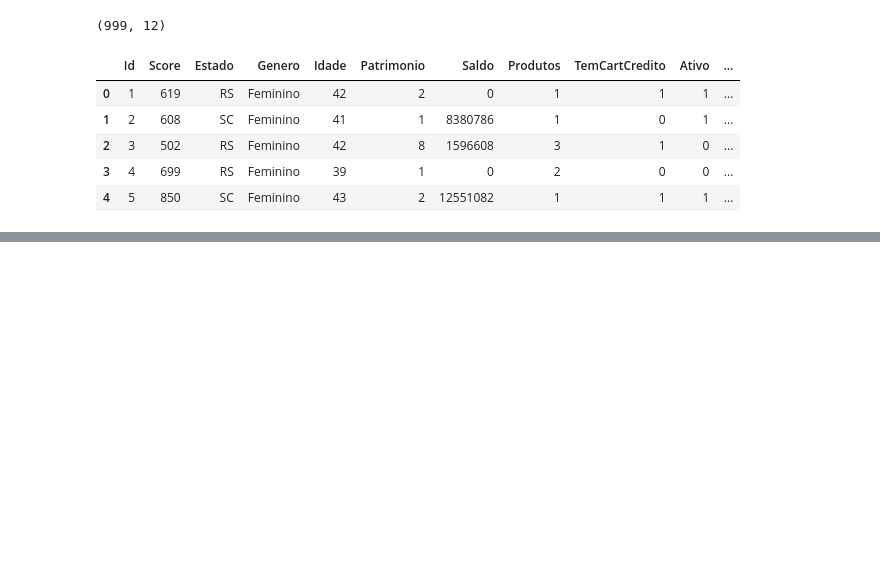
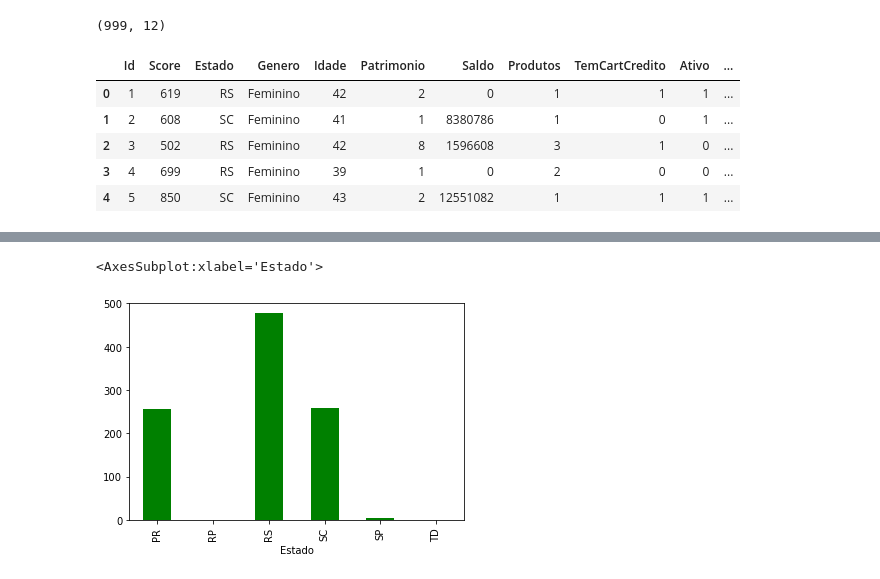
Before and after one commit to Joao-Inacio/Formacao-Cientista-de-Dados, a Jupyter notebook: limpezaetratamento.ipynb, the cells around one changed output, grey strips where cells are left out. Cells and saved outputs as stored; diff of their text form; code cells hidden in the pictures; blank space fills up the shorter version.

```diff
--- a/limpezaetratamento.ipynb
+++ b/limpezaetratamento.ipynb
@@ -43,5 +52,8 @@ agrupado
 # %%
-agrupado.plot.bar(color = 'gray')
+agrupado.plot.bar(color = 'green')
+# %% [output]
+<AxesSubplot:xlabel='Estado'>
+[figure, added]
 # %%
 # genero
 agrupado =dataset.groupby(['Genero']).size()
```
Also changed, not shown: parts of 16 cells of this notebook.
